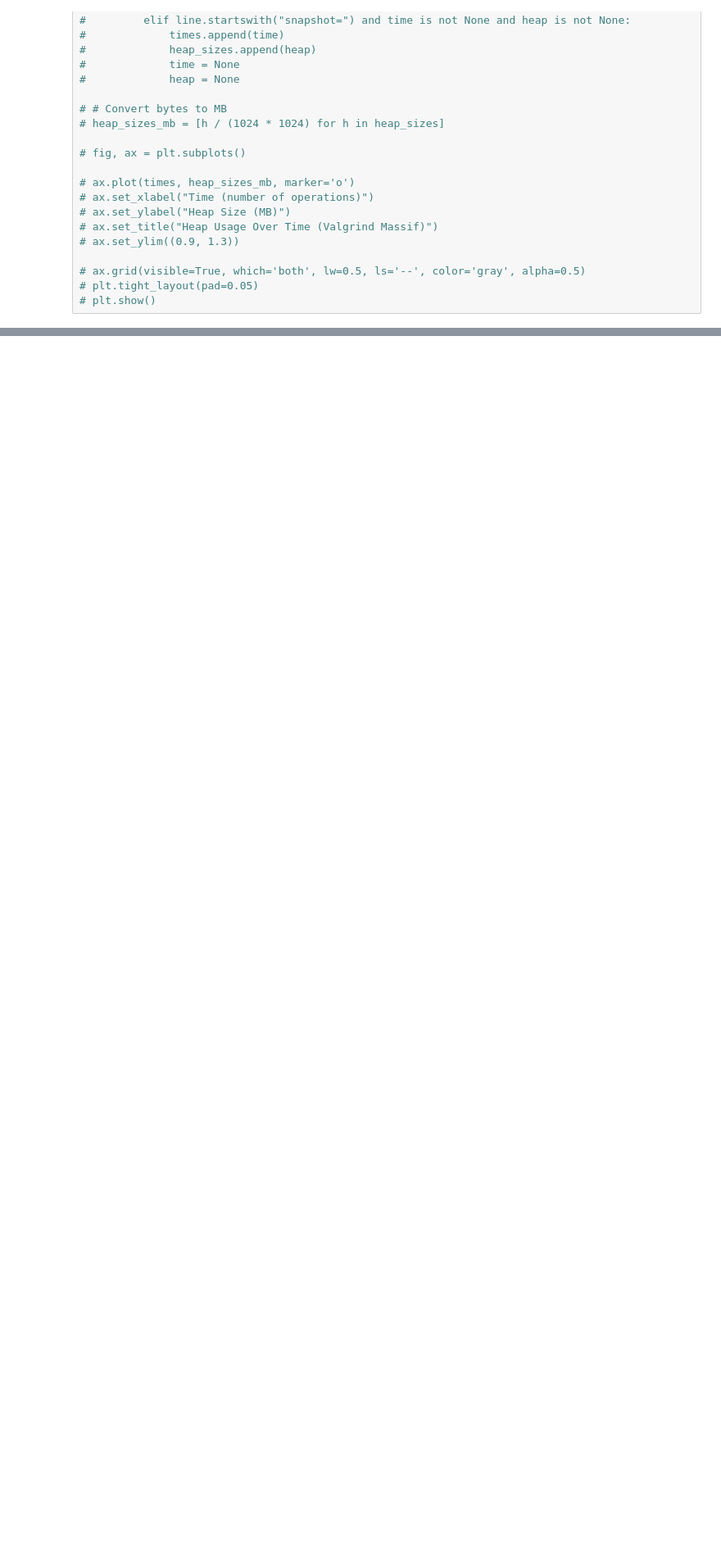
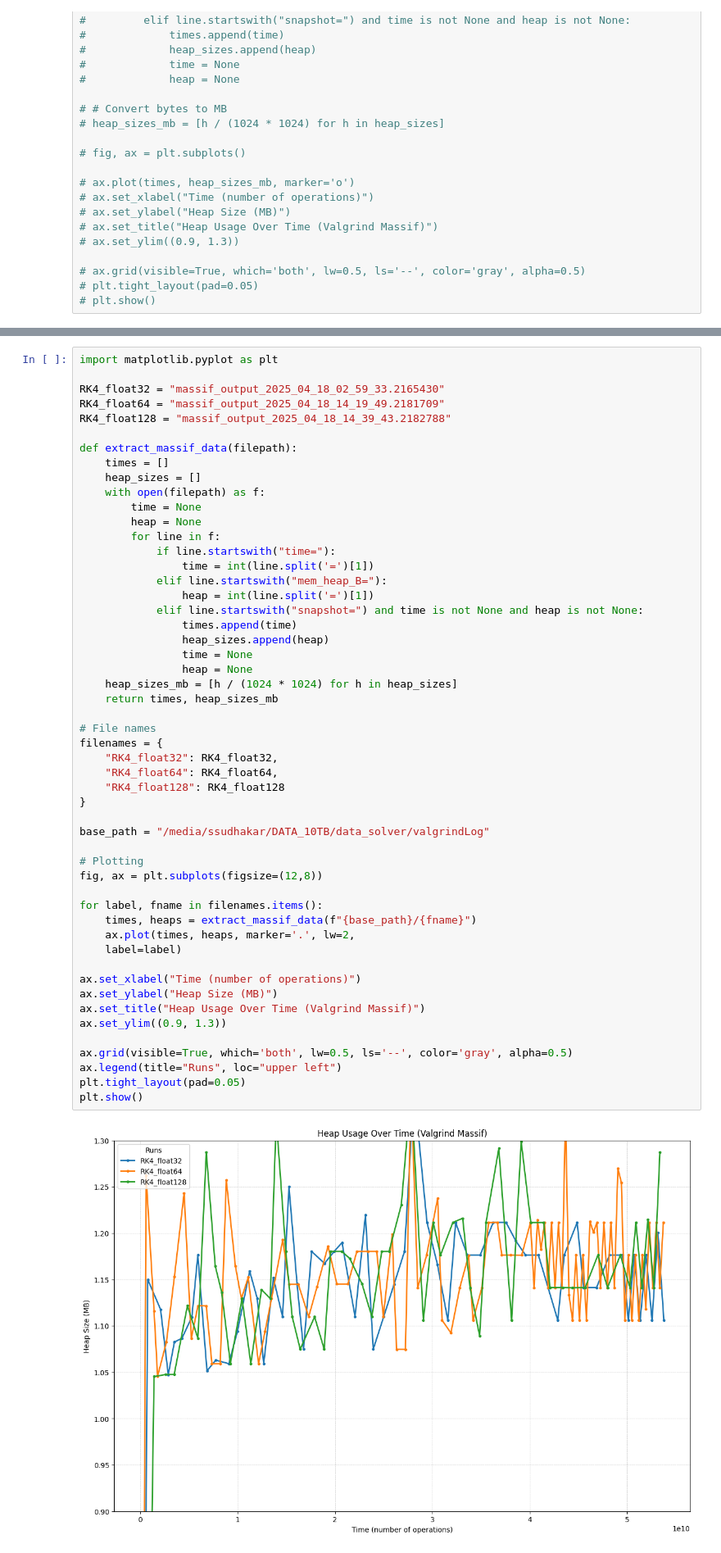
Before and after one commit to suryasudh/ReactingFlowSolver1D, a Jupyter notebook: postprocessing/plotting_file2.ipynb, the cells around one changed output, grey strips where cells are left out. Shown at 82% size. Saved outputs shown, nothing was run; the diff lists cells and outputs as text; blank space fills up the shorter version.

```diff
--- a/postprocessing/plotting_file2.ipynb
+++ b/postprocessing/plotting_file2.ipynb
@@ -201,0 +204,54 @@ plt.show()
+# %%
+import matplotlib.pyplot as plt
+
+RK4_float32 = "massif_output_2025_04_18_02_59_33.2165430"
+RK4_float64 = "massif_output_2025_04_18_14_19_49.2181709"
+RK4_float128 = "massif_output_2025_04_18_14_39_43.2182788"
+
+def extract_massif_data(filepath):
+    times = []
+    heap_sizes = []
+    with open(filepath) as f:
+        time = None
+        heap = None
+        for line in f:
+            if line.startswith("time="):
+                time = int(line.split('=')[1])
+            elif line.startswith("mem_heap_B="):
+                heap = int(line.split('=')[1])
+            elif line.startswith("snapshot=") and time is not None and heap is not None:
+                times.append(time)
+                heap_sizes.append(heap)
+                time = None
+                heap = None
+    heap_sizes_mb = [h / (1024 * 1024) for h in heap_sizes]
+    return times, heap_sizes_mb
+
+# File names
+filenames = {
+    "RK4_float32": RK4_float32,
+    "RK4_float64": RK4_float64,
+    "RK4_float128": RK4_float128
+}
+
+base_path = "/media/ssudhakar/DATA_10TB/data_solver/valgrindLog"
+
+# Plotting
+fig, ax = plt.subplots(figsize=(12,8))
+
+for label, fname in filenames.items():
+    times, heaps = extract_massif_data(f"{base_path}/{fname}")
+    ax.plot(times, heaps, marker='.', lw=2,
+    label=label)
+
+ax.set_xlabel("Time (number of operations)")
+ax.set_ylabel("Heap Size (MB)")
+ax.set_title("Heap Usage Over Time (Valgrind Massif)")
+ax.set_ylim((0.9, 1.3))
+
+ax.grid(visible=True, which='both', lw=0.5, ls='--', color='gray', alpha=0.5)
+ax.legend(title="Runs", loc="upper left")
+plt.tight_layout(pad=0.05)
+plt.show()
+# %% [output]
+[figure, added]
```
Also changed, not shown: parts of 3 cells of this notebook, 11 other files.
